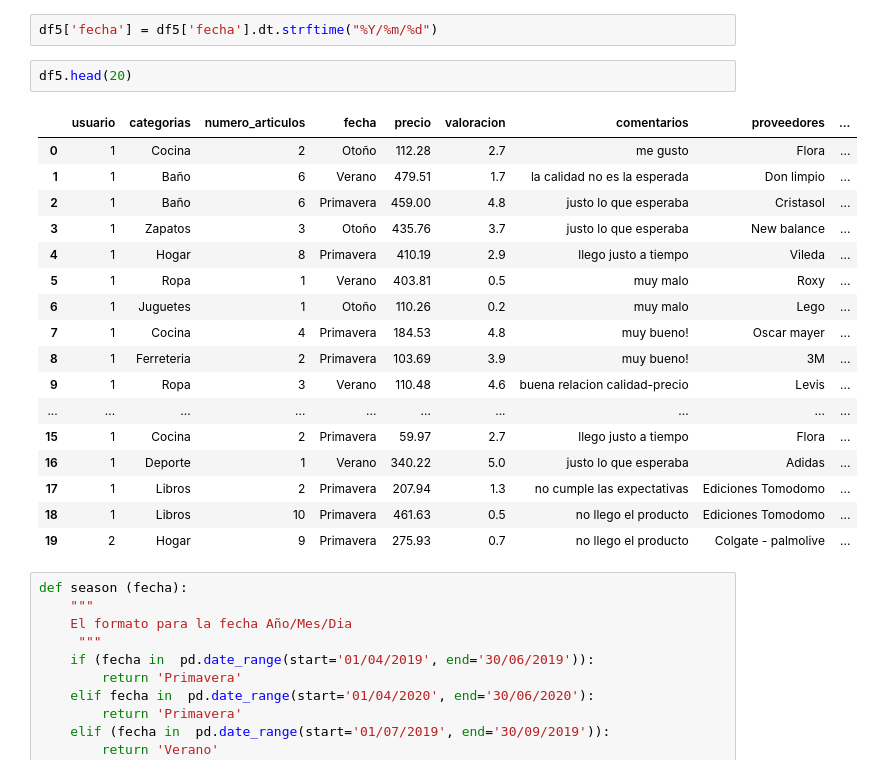
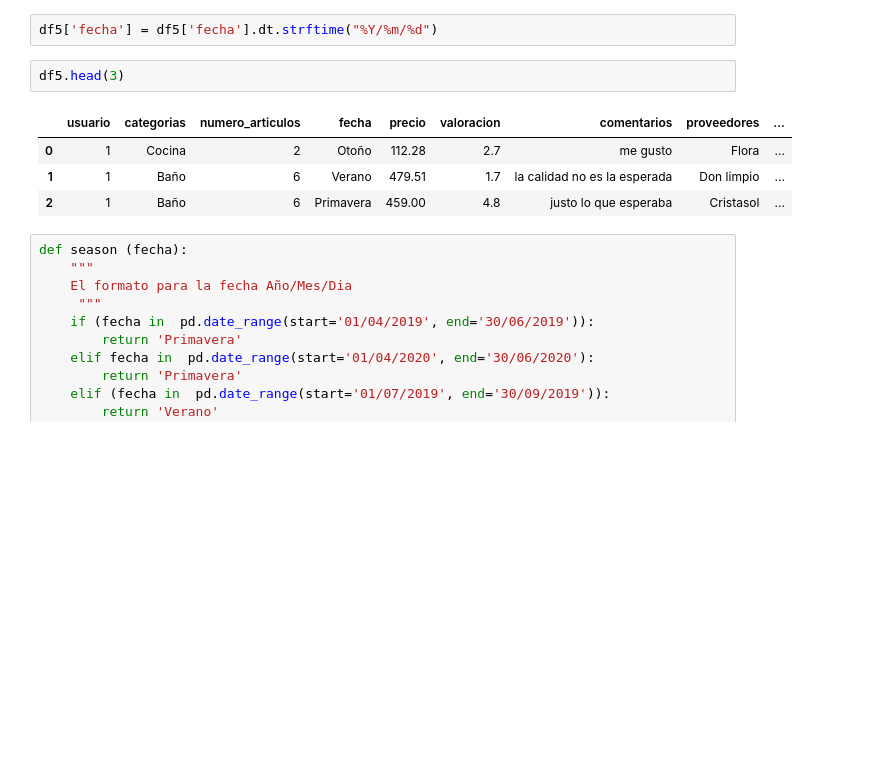
Before and after one commit to osm3rr/data-science-marketing-digital, a Jupyter notebook: city_sales_1.ipynb, the cells around one changed output. Drawn from its saved outputs; the diff is of its cells as text; blank space fills up the shorter version.

```diff
--- a/city_sales_1.ipynb
+++ b/city_sales_1.ipynb
@@ -81,25 +81,12 @@ df5['fecha'] = pd.to_datetime(df5['fecha'])
 # %%
 df5['fecha'] = df5['fecha'].dt.strftime("%Y/%m/%d")
 # %%
-df5.head(20)
+df5.head(3)
 # %% [output]
 |  | usuario | categorias | numero_articulos | fecha | precio | valoracion | comentarios | proveedores | ... |
 | 0 | 1 | Cocina | 2 | Otoño | 112.28 | 2.7 | me gusto | Flora | ... |
 | 1 | 1 | Baño | 6 | Verano | 479.51 | 1.7 | la calidad no es la esperada | Don limpio | ... |
 | 2 | 1 | Baño | 6 | Primavera | 459.00 | 4.8 | justo lo que esperaba | Cristasol | ... |
-| 3 | 1 | Zapatos | 3 | Otoño | 435.76 | 3.7 | justo lo que esperaba | New balance | ... |
-| 4 | 1 | Hogar | 8 | Primavera | 410.19 | 2.9 | llego justo a tiempo | Vileda | ... |
-| 5 | 1 | Ropa | 1 | Verano | 403.81 | 0.5 | muy malo | Roxy | ... |
-| 6 | 1 | Juguetes | 1 | Otoño | 110.26 | 0.2 | muy malo | Lego | ... |
-| 7 | 1 | Cocina | 4 | Primavera | 184.53 | 4.8 | muy bueno! | Oscar mayer | ... |
-| 8 | 1 | Ferreteria | 2 | Primavera | 103.69 | 3.9 | muy bueno! | 3M | ... |
-| 9 | 1 | Ropa | 3 | Verano | 110.48 | 4.6 | buena relacion calidad-precio | Levis | ... |
-| ... | ... | ... | ... | ... | ... | ... | ... | ... | ... |
-| 15 | 1 | Cocina | 2 | Primavera | 59.97 | 2.7 | llego justo a tiempo | Flora | ... |
-| 16 | 1 | Deporte | 1 | Verano | 340.22 | 5.0 | justo lo que esperaba | Adidas | ... |
-| 17 | 1 | Libros | 2 | Primavera | 207.94 | 1.3 | no cumple las expectativas | Ediciones Tomodomo | ... |
-| 18 | 1 | Libros | 10 | Primavera | 461.63 | 0.5 | no llego el producto | Ediciones Tomodomo | ... |
-| 19 | 2 | Hogar | 9 | Primavera | 275.93 | 0.7 | no llego el producto | Colgate - palmolive | ... |
 # %%
 def season (fecha):
     """
```
Also changed, not shown: parts of 1 cell of this notebook, 2 other files.
